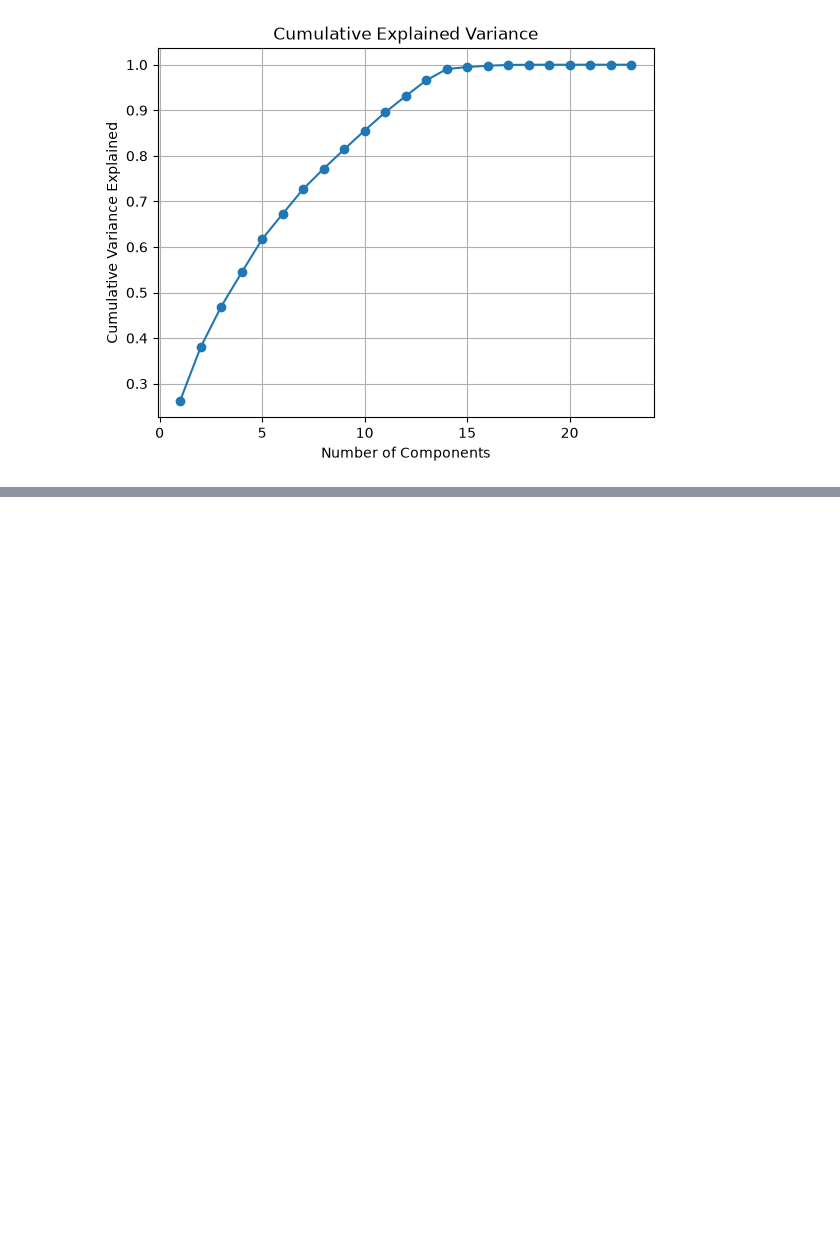
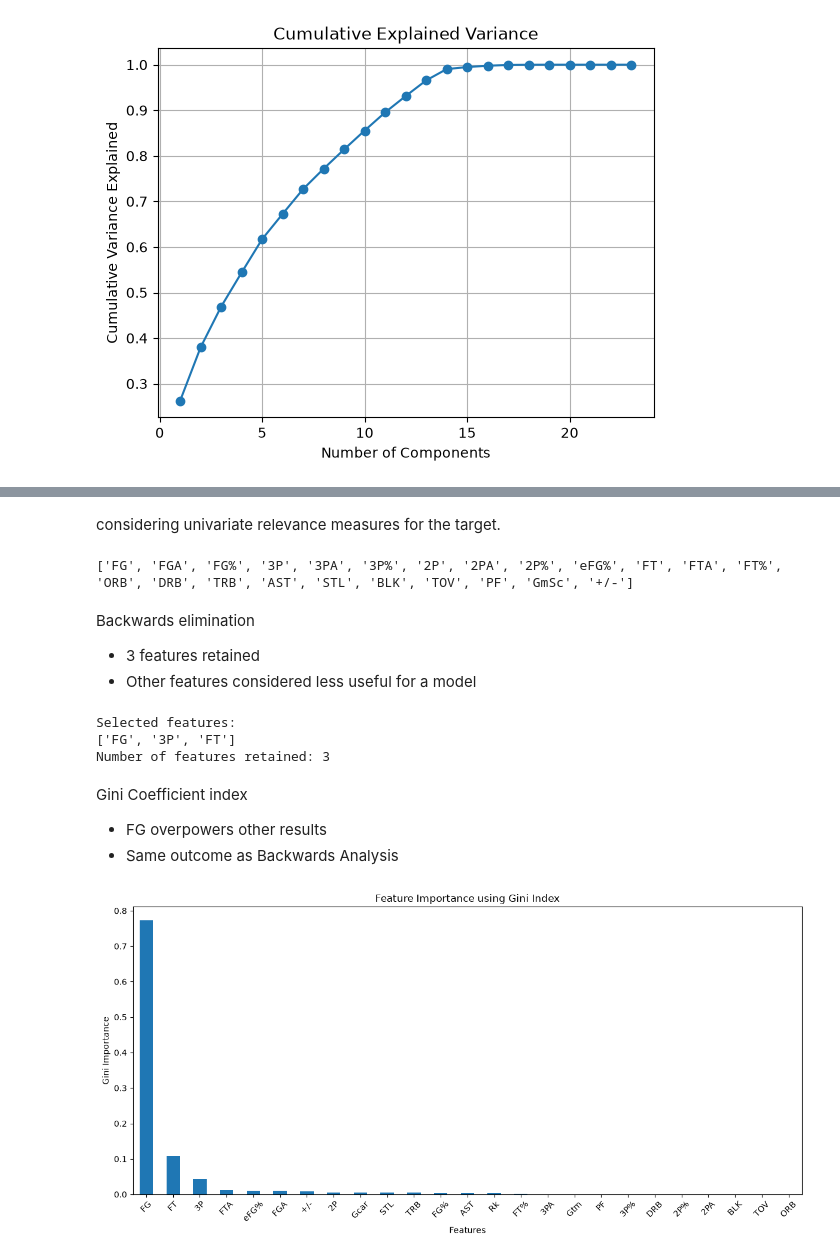
Before and after one commit to SDKELLY06/StephenCurryDataAnalysis, a Jupyter notebook: CA.ipynb, the cells around one changed output, grey strips where cells are left out. Drawn from its saved outputs; the diff is of its cells as text; code cells hidden in the pictures; blank space fills up the shorter version.

Commit message:
Feature Selection

```diff
--- a/CA.ipynb
+++ b/CA.ipynb
@@ -664,0 +716,3 @@ dtype: float64
+# %%
+X = steph.drop(columns=['Over_under_25', 'PTS', 'GmSc'])
+y = steph['Over_under_25']
@@ -783,0 +875,62 @@ GmSc  0.38  0.04 -0.05  0.11  0.01  0.16 -0.08  0.00  0.06
+# %% [markdown]
+considering univariate relevance measures for the target.
+# %%
+print(pca_cols)
+# %% [output]
+['FG', 'FGA', 'FG%', '3P', '3PA', '3P%', '2P', '2PA', '2P%', 'eFG%', 'FT', 'FTA', 'FT%', 'ORB', 'DRB', 'TRB', 'AST', 'STL', 'BLK', 'TOV', 'PF', 'GmSc', '+/-']
+# %% [markdown]
+Backwards elimination
+- 3 features retained
+- Other features considered less useful for a model
+# %%
+model = DecisionTreeClassifier(random_state=42)
+
+selector = RFECV(
+    estimator=model,
+    step=1,
+    cv=5,
+    scoring='accuracy'
+)
+
+X_train = X_train.select_dtypes(include=["number"])
+X_test = X_test.select_dtypes(include=["number"])
+
+selector.fit(X_train, y_train)
+
+selected_features = X_train.columns[selector.support_]
+
+print("Selected features:")
+print(selected_features.tolist())
+
+print("Number of features retained:", selector.n_features_)
+# %% [output]
+Selected features:
+['FG', '3P', 'FT']
+Number of features retained: 3
+# %% [markdown]
+Gini Coefficient index
+- FG overpowers other results
+- Same outcome as Backwards Analysis
+# %%
+tree = DecisionTreeClassifier(
+    criterion='gini',
+    random_state=42
+)
+X = X.select_dtypes(include=["number"])
+tree.fit(X, y)
+
+importance = pd.Series(
+    tree.feature_importances_,
+    index=X.columns
+).sort_values(ascending=False)
+
+importance.plot(kind='bar', figsize=(12,6))
+
+plt.title('Feature Importance using Gini Index')
+plt.xlabel('Features')
+plt.ylabel('Gini Importance')
+plt.xticks(rotation=45)
+plt.tight_layout()
+plt.show()
+# %% [output]
+[figure, added]
```
Also changed, not shown: parts of 34 cells of this notebook.
